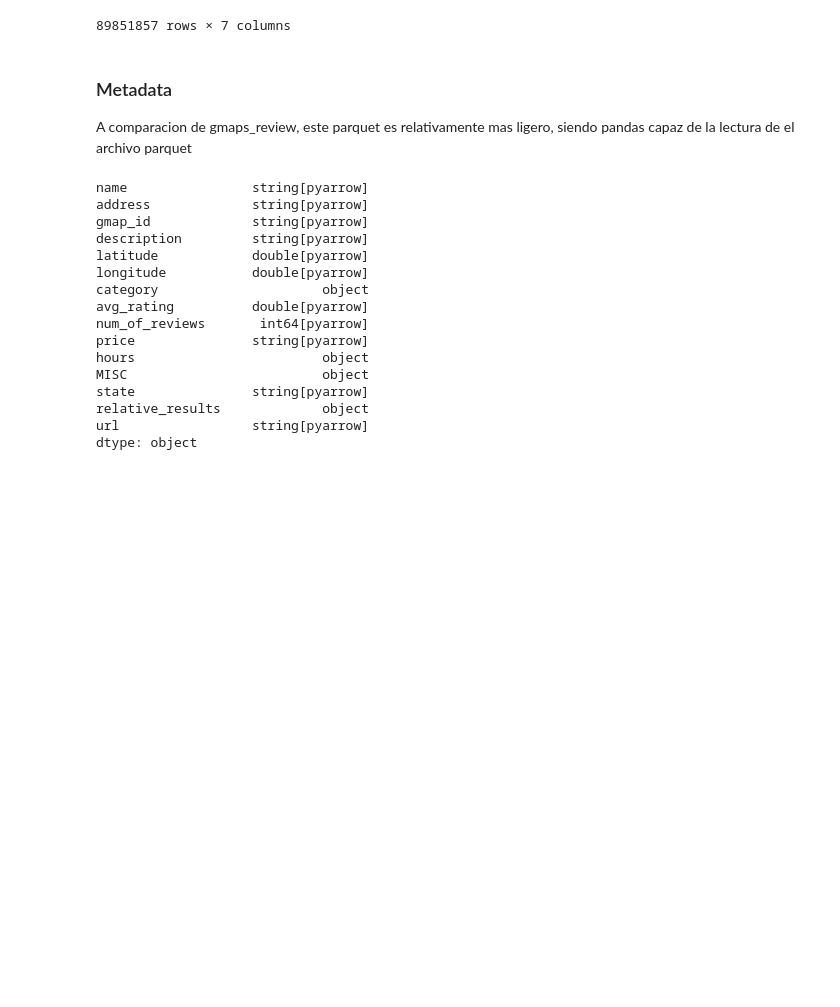
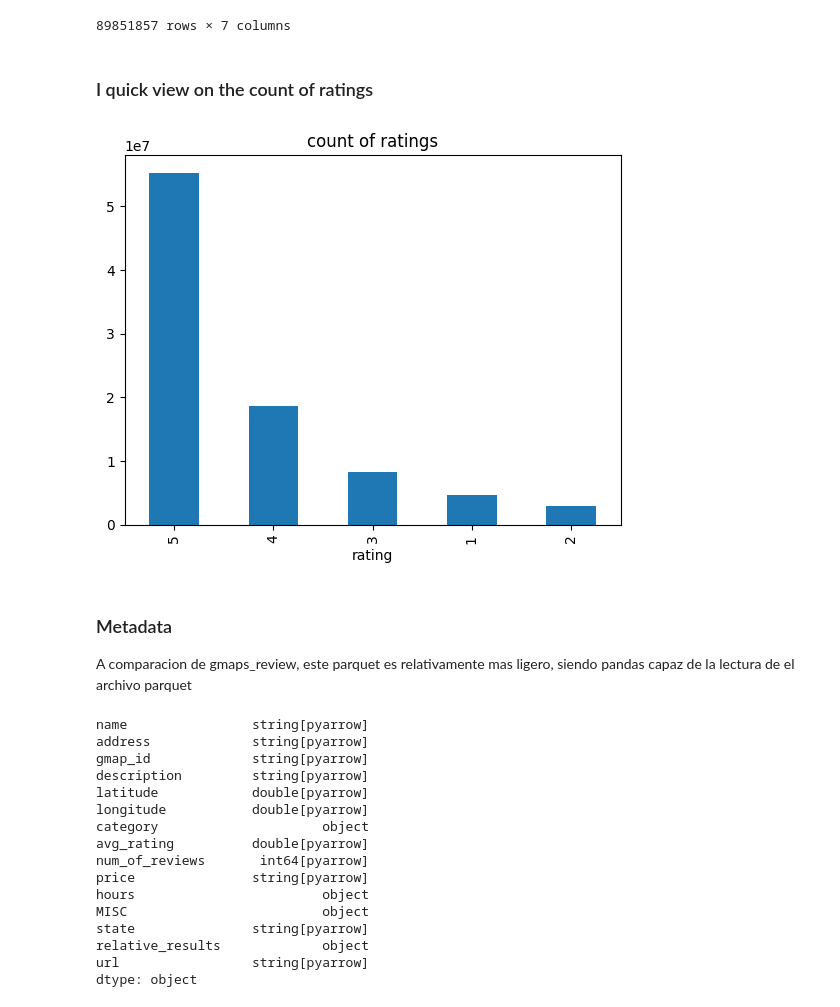
Before and after one commit to melodiromero/Google-Yelp, a Jupyter notebook: Sprint-1/Yelp/etl_eda.ipynb, the cells around one changed output. Drawn from its saved outputs; the diff is of its cells as text; code cells hidden in the pictures; blank space fills up the shorter version.

```diff
--- a/Sprint-1/Yelp/etl_eda.ipynb
+++ b/Sprint-1/Yelp/etl_eda.ipynb
@@ -229,6 +229,12 @@ google_reviews_df
 | 89851855 | 1.047652e+20 | Kyle Leatherow | 2019-08-10 19:54:20.108 | 3 | <NA> | 0x53349429523d615b:0x2a66a9272032... | 2019 |
 | 89851856 | 1.079835e+20 | Richard Bowling | 2020-04-19 13:20:38.249 | 3 | <NA> | 0x53349429523d615b:0x2a66a9272032... | 2020 |
 89851857 rows × 7 columns
+# %% [markdown]
+### I quick view on the count of ratings
+# %%
+google_reviews_df["rating"].value_counts().plot(kind="bar", rot=90, title="count of ratings");
+# %% [output]
+[figure, added]
 # %% [markdown]
 ### Metadata
 
```
Also changed, not shown: parts of 28 cells of this notebook.
